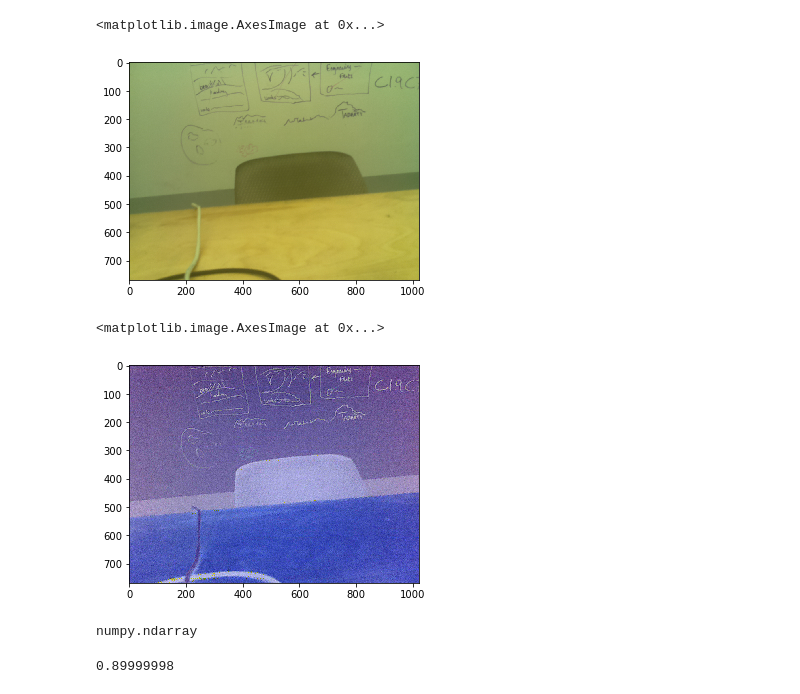
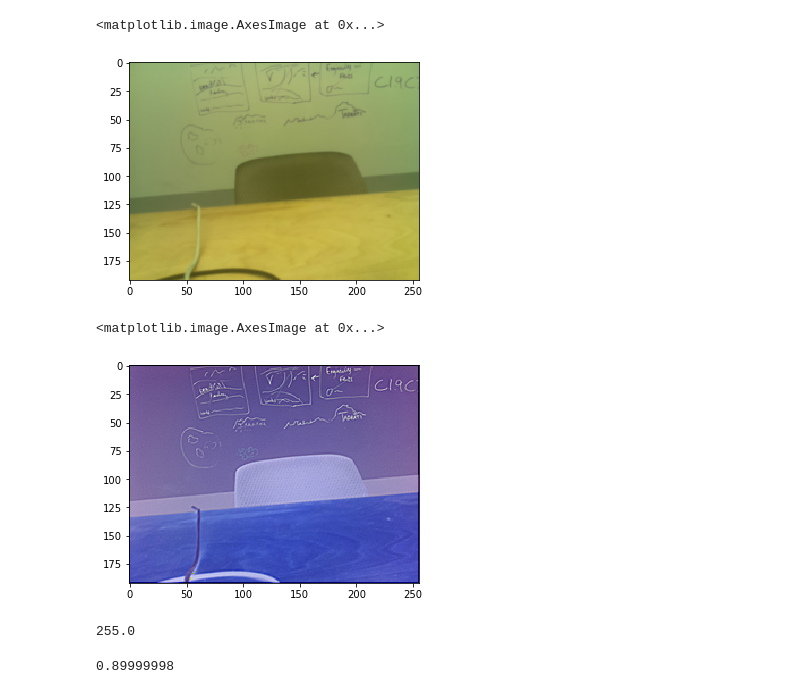
Before and after one commit to newsch/wonky-bobbin, a Jupyter notebook: ImageSharpening.ipynb, the cells around one changed output. Saved outputs shown, nothing was run; the diff lists cells and outputs as text; code cells hidden in the pictures.

```diff
--- a/ImageSharpening.ipynb
+++ b/ImageSharpening.ipynb
@@ -25,26 +26,26 @@ import copy
 testIm = copy.deepcopy(res)
 # %%
 testIm = np.array(Image.open("wall1.jpeg"))
+testIm = scipy.misc.imresize(testIm, .25)
 plt.imshow(testIm)
 # %% [output]
 <matplotlib.image.AxesImage at 0x...>
-[figure, old version]
+[figure, new version]
 # %%
-sharpen = np.array([[-1, -1, -1 ], [-1, 9, -1], [-1, -1, -1]])
+sharpen = np.array([[0, -1, 0 ], [-1, 5, -1], [0, -1, 0]])
 sharpIm = np.zeros(testIm.shape, dtype=np.float32)
 for i in range(3):
     sharpIm[:,:,i] = convolve(testIm[:,:,i].astype(np.float32), sharpen.astype(np.float32), mode='same')
 sharpIm[sharpIm < 0] = 0
 sharpIm[sharpIm > 255] = 255
-plt.imshow(sharpIm)
+plt.imshow(sharpIm.astype(np.float32))
 # %% [output]
 <matplotlib.image.AxesImage at 0x...>
-[figure, old version]
+[figure, new version]
-# %%
-bad = sharpIm*.9
-type(bad)
-# %% [output]
-numpy.ndarray
+# %%
+np.max(sharpIm)
+# %% [output]
+255.0
 # %%
 a = np.float32(.9)
 # %%
```
Also changed, not shown: parts of 4 cells of this notebook, 2 other files.
